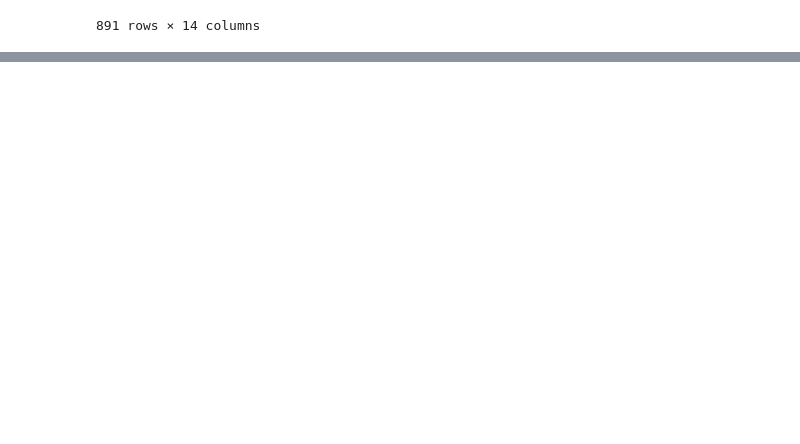
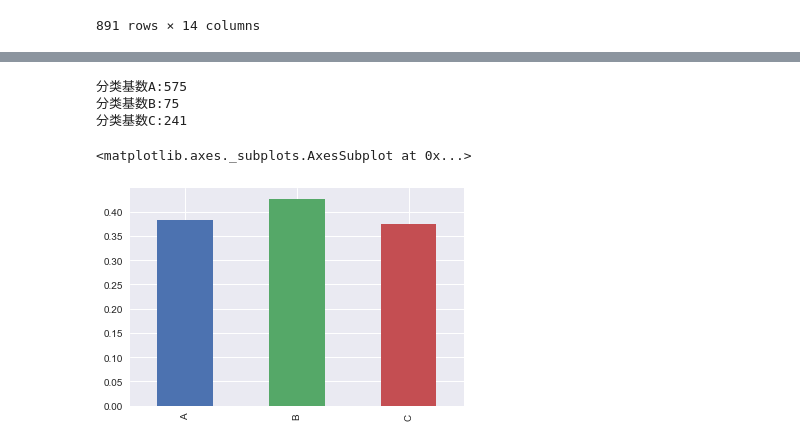
Before and after one commit to zhangbin0git/titanic, a Jupyter notebook: titanic_repo.ipynb, the cells around one changed output, grey strips where cells are left out. Cells and saved outputs as stored; diff of their text form; code cells hidden in the pictures; blank space fills up the shorter version.

```diff
--- a/titanic_repo.ipynb
+++ b/titanic_repo.ipynb
@@ -128,0 +134,9 @@ live_male_all_ratio
+# %%
+# 分类中Age类别生存率
+ratio(data, 'Age_1', 1)
+# %% [output]
+分类基数A:575
+分类基数B:75
+分类基数C:241
+<matplotlib.axes._subplots.AxesSubplot at 0x...>
+[figure, added]
```
Also changed, not shown: parts of 18 cells of this notebook.
